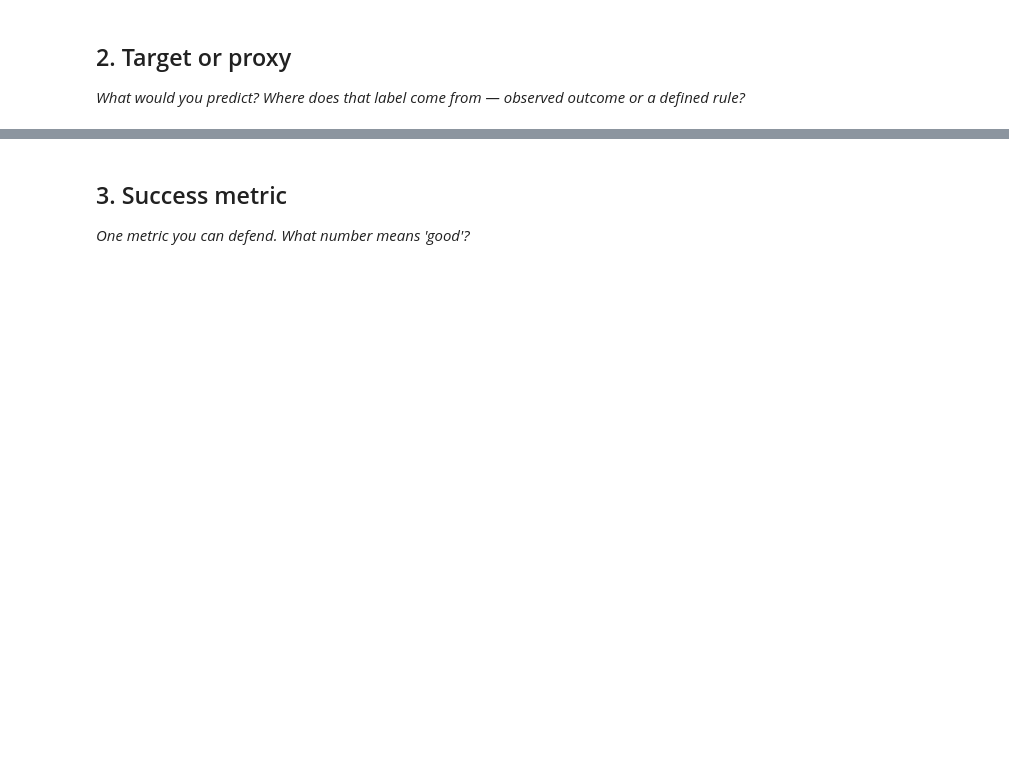
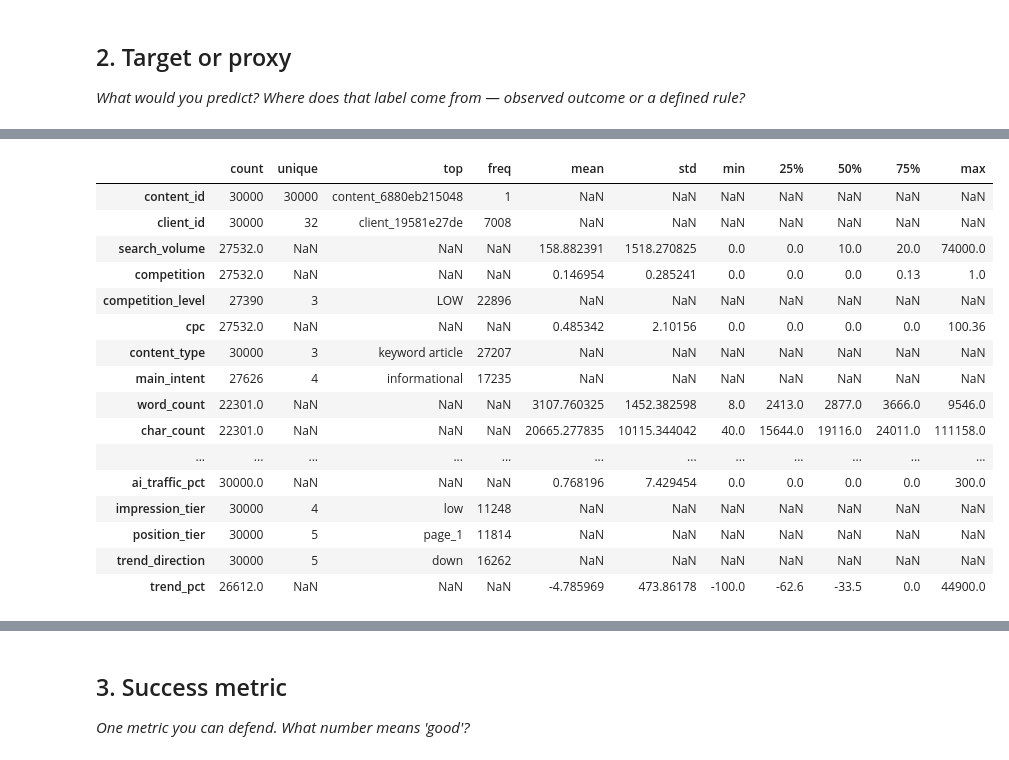
Before and after one commit to AN2442/Flyrank_ML, a Jupyter notebook: work/notebooks/w02_ml_task_framing.ipynb, the cells around one changed output, grey strips where cells are left out. Drawn from its saved outputs; the diff is of its cells as text; code cells hidden in the pictures; blank space fills up the shorter version.

```diff
--- a/work/notebooks/w02_ml_task_framing.ipynb
+++ b/work/notebooks/w02_ml_task_framing.ipynb
@@ -20,3 +38,10 @@ This skeleton is yours to fill. Work the sections **in order** — each one has
 # %%
 # This cell is for CODE (numbers, a query, a check).
 # Write your text answer in the cell ABOVE this one — typing sentences here breaks Run All.
+import pandas as pd
+
+df = pd.read_csv("https://raw.githubusercontent.com/AN2442/Flyrank_ML/main/data/raw/content_refresh_anonymized.csv")
+
+print("Shape:", df.shape)
+print("\nColumns:")
+print(df.columns.tolist())
@@ -22,0 +84,20 @@ This skeleton is yours to fill. Work the sections **in order** — each one has
+# %%
+df.describe(include="all").T
+# %% [output]
+|  | count | unique | top | freq | mean | std | min | 25% | 50% | 75% | max |
+| content_id | 30000 | 30000 | content_6880eb215048 | 1 | NaN | NaN | NaN | NaN | NaN | NaN | NaN |
+| client_id | 30000 | 32 | client_19581e27de | 7008 | NaN | NaN | NaN | NaN | NaN | NaN | NaN |
+| search_volume | 27532.0 | NaN | NaN | NaN | 158.882391 | 1518.270825 | 0.0 | 0.0 | 10.0 | 20.0 | 74000.0 |
+| competition | 27532.0 | NaN | NaN | NaN | 0.146954 | 0.285241 | 0.0 | 0.0 | 0.0 | 0.13 | 1.0 |
+| competition_level | 27390 | 3 | LOW | 22896 | NaN | NaN | NaN | NaN | NaN | NaN | NaN |
+| cpc | 27532.0 | NaN | NaN | NaN | 0.485342 | 2.10156 | 0.0 | 0.0 | 0.0 | 0.0 | 100.36 |
+| content_type | 30000 | 3 | keyword article | 27207 | NaN | NaN | NaN | NaN | NaN | NaN | NaN |
+| main_intent | 27626 | 4 | informational | 17235 | NaN | NaN | NaN | NaN | NaN | NaN | NaN |
+| word_count | 22301.0 | NaN | NaN | NaN | 3107.760325 | 1452.382598 | 8.0 | 2413.0 | 2877.0 | 3666.0 | 9546.0 |
+| char_count | 22301.0 | NaN | NaN | NaN | 20665.277835 | 10115.344042 | 40.0 | 15644.0 | 19116.0 | 24011.0 | 111158.0 |
+| ... | ... | ... | ... | ... | ... | ... | ... | ... | ... | ... | ... |
+| ai_traffic_pct | 30000.0 | NaN | NaN | NaN | 0.768196 | 7.429454 | 0.0 | 0.0 | 0.0 | 0.0 | 300.0 |
+| impression_tier | 30000 | 4 | low | 11248 | NaN | NaN | NaN | NaN | NaN | NaN | NaN |
+| position_tier | 30000 | 5 | page_1 | 11814 | NaN | NaN | NaN | NaN | NaN | NaN | NaN |
+| trend_direction | 30000 | 5 | down | 16262 | NaN | NaN | NaN | NaN | NaN | NaN | NaN |
+| trend_pct | 26612.0 | NaN | NaN | NaN | -4.785969 | 473.86178 | -100.0 | -62.6 | -33.5 | 0.0 | 44900.0 |
```
Also changed, not shown: parts of 8 cells of this notebook.
